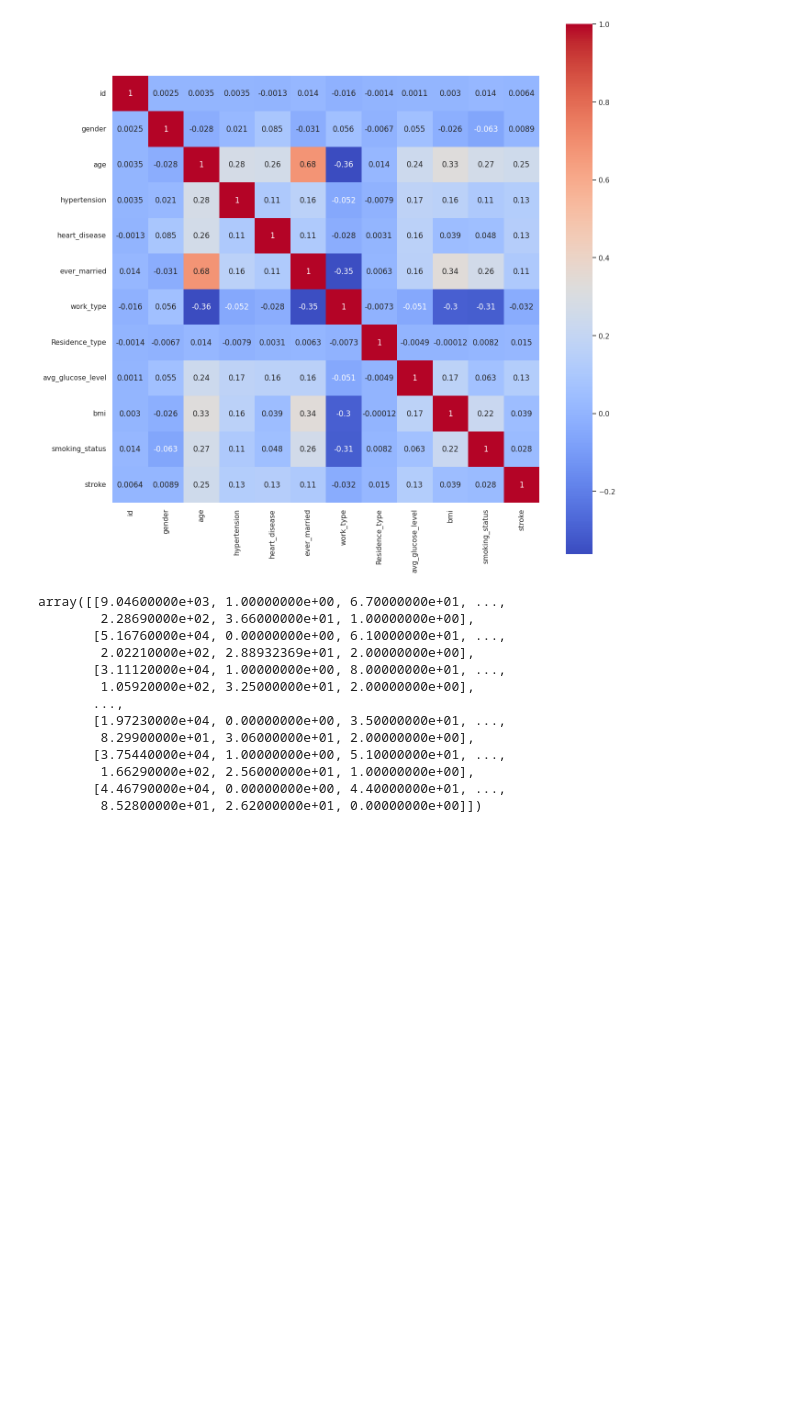
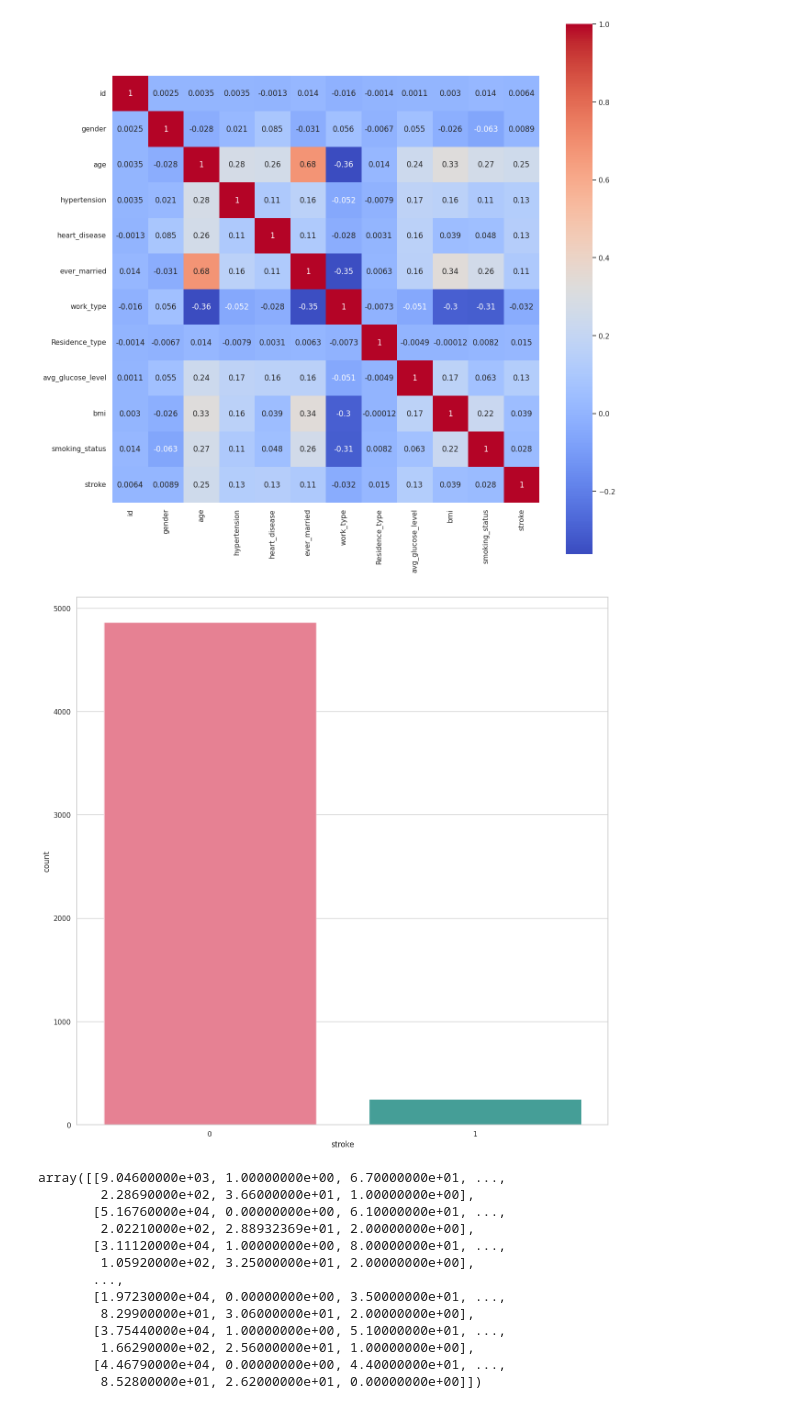
Before and after one commit to iclectic/stroke-prediction-using-machine-learning, a Jupyter notebook: notebooks/strokeprediction.ipynb, the cells around one changed output. Cells and saved outputs as stored; diff of their text form; code cells hidden in the pictures; blank space fills up the shorter version.

```diff
--- a/notebooks/strokeprediction.ipynb
+++ b/notebooks/strokeprediction.ipynb
@@ -33,8 +33,8 @@ df.fillna(df.mean(), inplace=True)
 # Check for missing values in the dataset
 print(df.isnull().sum())
 
-# Remove duplicate rows from the dataset
-df.drop_duplicates(inplace=True)
+# # Remove duplicate rows from the dataset
+# df.drop_duplicates(inplace=True)
 
 # Display the first 7 rows of the DataFrame to check if the missing values have been filled
 df.head(7)
@@ -71,13 +71,17 @@ from sklearn.preprocessing import LabelEncoder # Import the LabelEncoder class f
 
 le = LabelEncoder() # Create an instance of the LabelEncoder class
 
-# Encode the categorical variables using the fit_transform() method of the LabelEncoder object
-# This is a form of label encoding that assigns unique numerical values to each category in a categorical variable
-df['gender'] = le.fit_transform(df['gender'])
-df['ever_married'] = le.fit_transform(df['ever_married'])
-df['work_type'] = le.fit_transform(df['work_type'])
-df['Residence_type'] = le.fit_transform(df['Residence_type'])
-df['smoking_status'] = le.fit_transform(df['smoking_status'])
+# convert label to numeric using label encoder
+
+def convert_label_to_numeric(list_of_columns, df):
+    for column in list_of_columns:
+        df[column] = le.fit_transform(df[column])
+    return df
+
+
+list_of_columns = ['gender', 'ever_married', 'work_type', 'Residence_type', 'smoking_status']
+df = convert_label_to_numeric(list_of_columns, df)
+
 
 # Display the first 7 rows of the DataFrame to check if the label encoding has been performed correctly
 df.head(7)
@@ -151,5 +160,28 @@ plt.show()
 # %% [output]
 [figure]
+# %%
+# crate a function to show bar plot of the target variable not the values are only 0 and 1
+
+def show_bar_plot(df, target_variable):
+    # Set the size of the figure
+    plt.figure(figsize=(15, 15))
+
+    # Set the style and context for the plot using seaborn
+    sns.set(style='whitegrid', context='notebook')
+
+    # Create a countplot of the target variable
+    # - data=df: use the dataframe df to create the plot
+    # - x=target_variable: the column to be plotted on the x-axis
+    # - palette='husl': set the color palette to 'husl'
+    sns.countplot(data=df, x=target_variable, palette='husl')
+
+    # Display the plot
+    plt.show()
+
+# call the function to show bar plot
+show_bar_plot(df, 'stroke')
+# %% [output]
+[figure, added]
 # %%
 # split the data into features and target
 # use iloc to select the columns to use for the features
```
Also changed, not shown: parts of 2 cells of this notebook.
